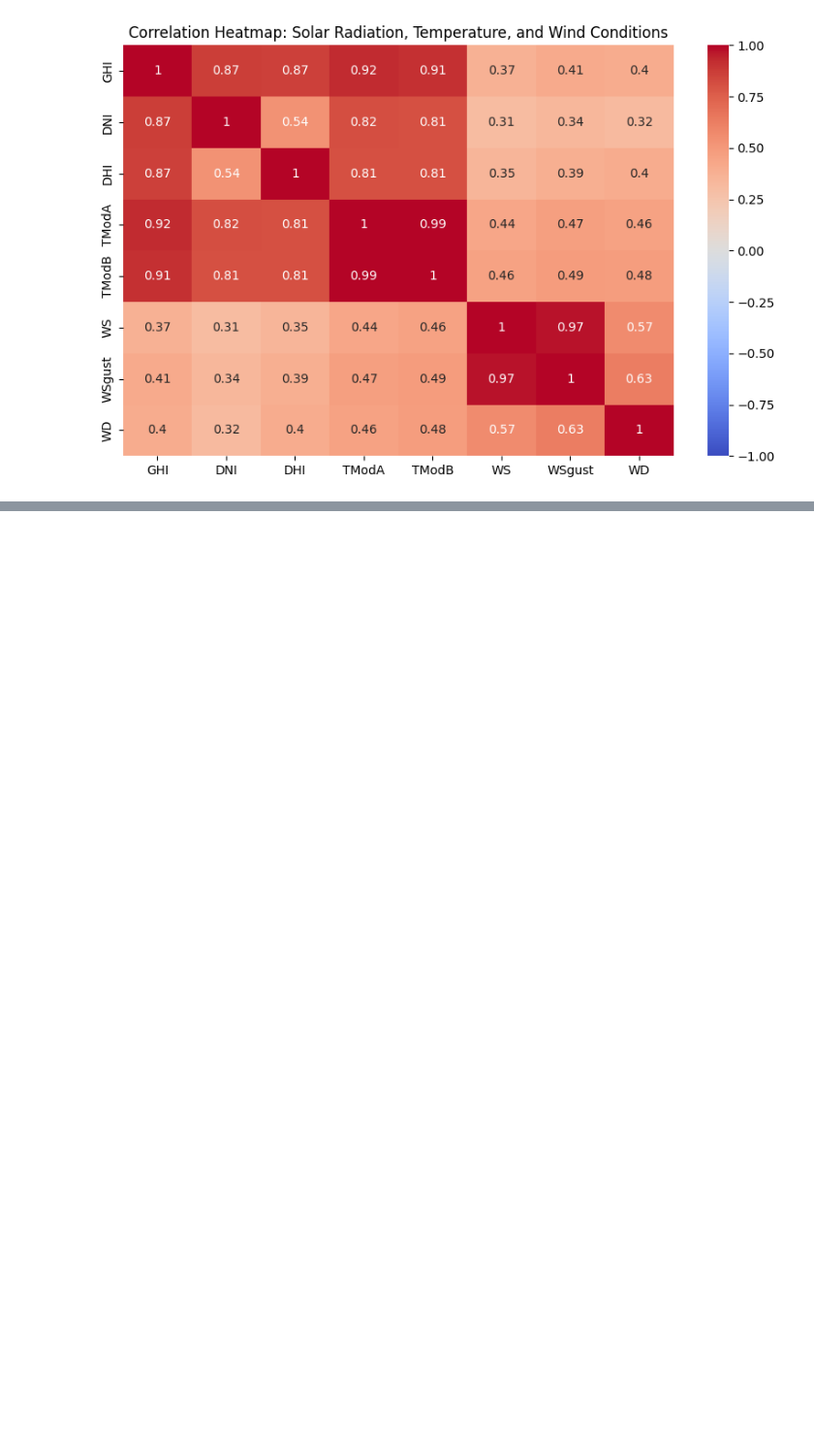
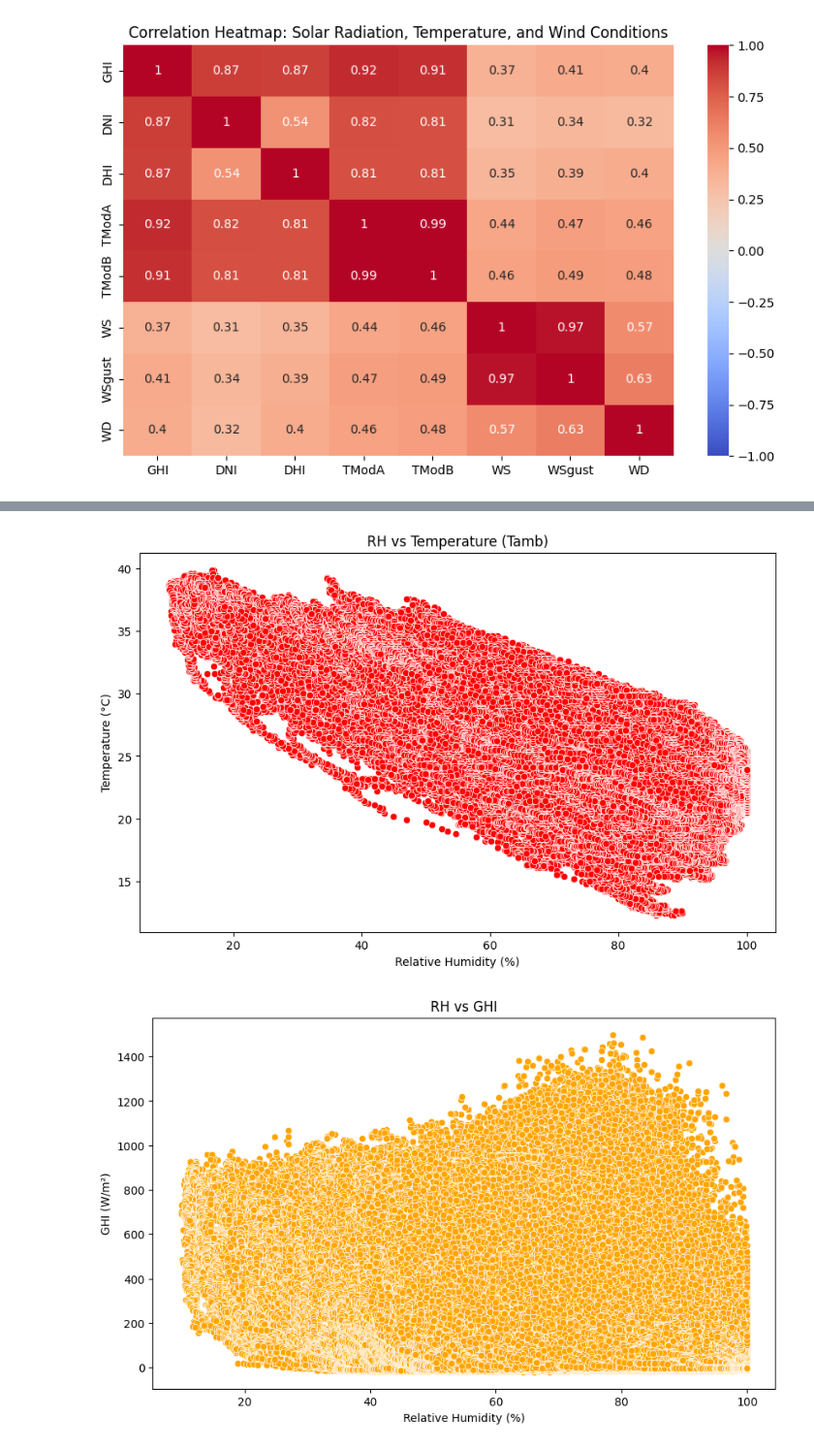
Before and after one commit to Abiy-Alemu/kaimweek0, a Jupyter notebook: notebooks/country2.ipynb, the cells around one changed output, grey strips where cells are left out. Shown at 97% size. Saved outputs shown, nothing was run; the diff lists cells and outputs as text; code cells hidden in the pictures; blank space fills up the shorter version.

```diff
--- a/notebooks/country2.ipynb
+++ b/notebooks/country2.ipynb
@@ -430,0 +505,19 @@ plt.show()
+# %%
+# Scatter plot of RH vs Temperature (Tamb)
+plt.figure(figsize=(10, 6))
+sns.scatterplot(x=df['RH'], y=df['Tamb'], color='red')
+plt.title('RH vs Temperature (Tamb)')
+plt.xlabel('Relative Humidity (%)')
+plt.ylabel('Temperature (°C)')
+plt.show()
+
+# Scatter plot of RH vs GHI (Global Horizontal Irradiance)
+plt.figure(figsize=(10, 6))
+sns.scatterplot(x=df['RH'], y=df['GHI'], color='orange')
+plt.title('RH vs GHI')
+plt.xlabel('Relative Humidity (%)')
+plt.ylabel('GHI (W/m²)')
+plt.show()
+# %% [output]
+[figure, added]
+[figure, added]
```
Also changed, not shown: parts of 20 cells of this notebook, 1 other file.
